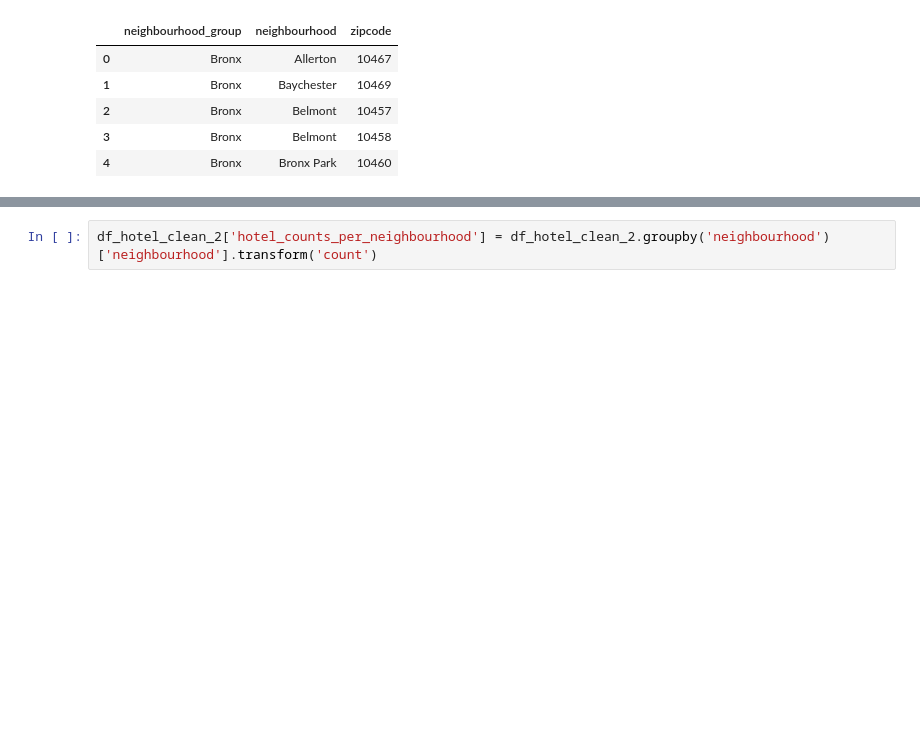
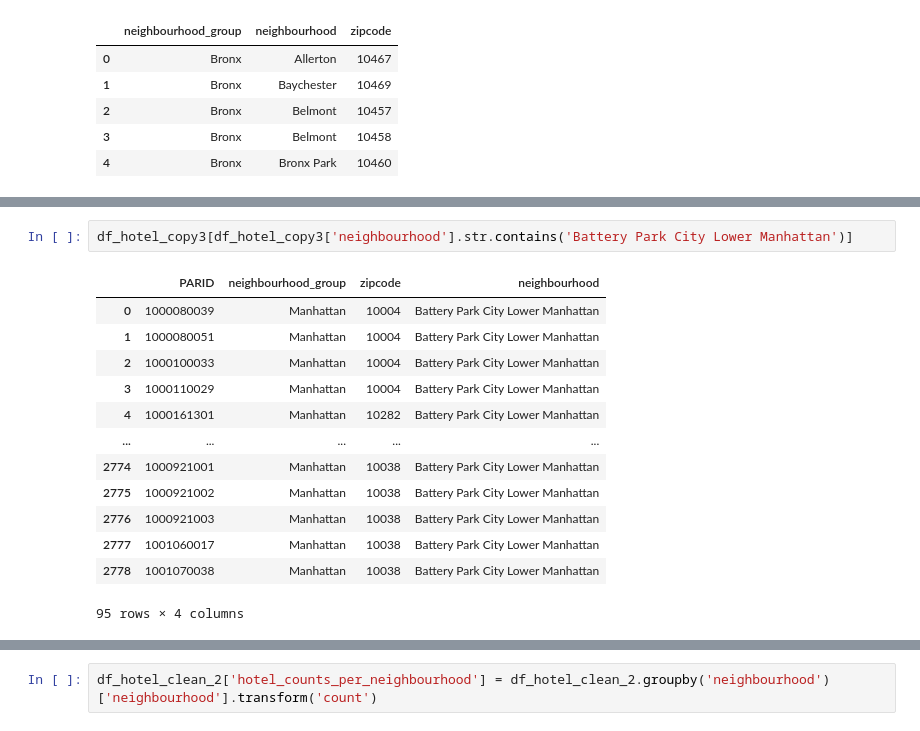
Before and after one commit to KerelOlivier/Visualization_Assignment, a Jupyter notebook: exploration/hotel_exploration_copy.ipynb, the cells around one changed output, grey strips where cells are left out. Cells and saved outputs as stored; diff of their text form; blank space fills up the shorter version.

```diff
--- a/exploration/hotel_exploration_copy.ipynb
+++ b/exploration/hotel_exploration_copy.ipynb
@@ -266,0 +249,16 @@ df_hotel_clean_2.shape
+# %%
+df_hotel_copy3[df_hotel_copy3['neighbourhood'].str.contains('Battery Park City Lower Manhattan')]
+# %% [output]
+|  | PARID | neighbourhood_group | zipcode | neighbourhood |
+| 0 | 1000080039 | Manhattan | 10004 | Battery Park City Lower Manhattan |
+| 1 | 1000080051 | Manhattan | 10004 | Battery Park City Lower Manhattan |
+| 2 | 1000100033 | Manhattan | 10004 | Battery Park City Lower Manhattan |
+| 3 | 1000110029 | Manhattan | 10004 | Battery Park City Lower Manhattan |
+| 4 | 1000161301 | Manhattan | 10282 | Battery Park City Lower Manhattan |
+| ... | ... | ... | ... | ... |
+| 2774 | 1000921001 | Manhattan | 10038 | Battery Park City Lower Manhattan |
+| 2775 | 1000921002 | Manhattan | 10038 | Battery Park City Lower Manhattan |
+| 2776 | 1000921003 | Manhattan | 10038 | Battery Park City Lower Manhattan |
+| 2777 | 1001060017 | Manhattan | 10038 | Battery Park City Lower Manhattan |
+| 2778 | 1001070038 | Manhattan | 10038 | Battery Park City Lower Manhattan |
+95 rows × 4 columns
```
Also changed, not shown: parts of 23 cells of this notebook, 4 other files.
